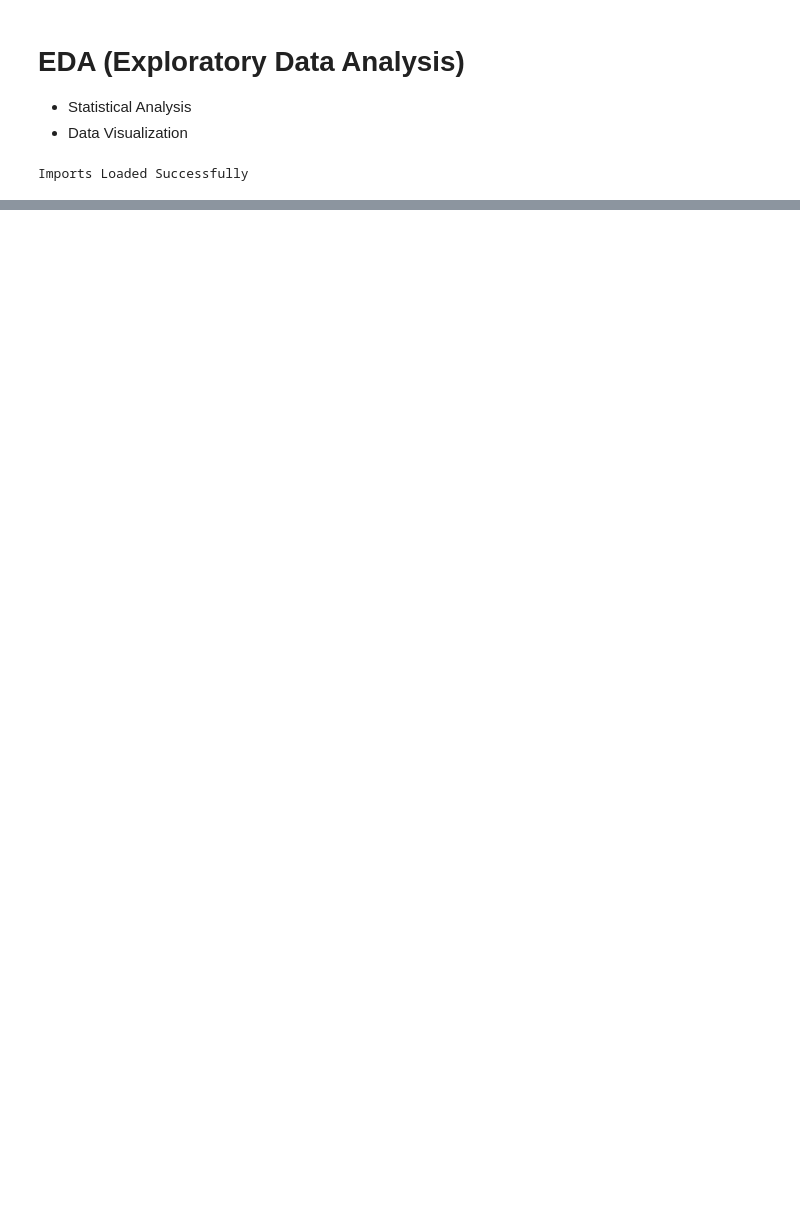
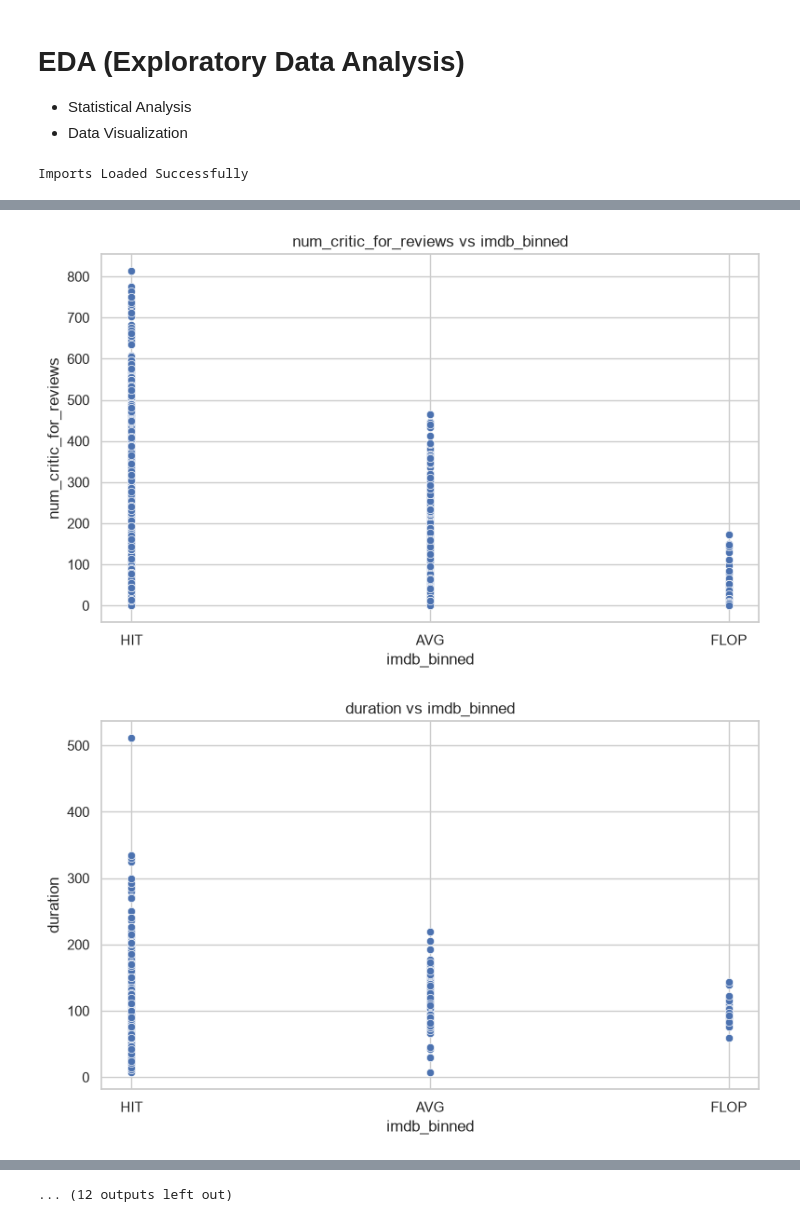
Before and after one commit to sreyapatra33-creator/Movie_Success_Prediction, a Jupyter notebook: EDA_Movie_Success.ipynb, the cells around one changed output, grey strips where cells are left out. Cells and saved outputs as stored; diff of their text form; code cells hidden in the pictures; blank space fills up the shorter version.

```diff
--- a/EDA_Movie_Success.ipynb
+++ b/EDA_Movie_Success.ipynb
@@ -88,14 +233,11 @@ def plot_box(df, column):
 # %%
-def plot_scatter(df, column):
-
-    plt.figure(figsize=(8,5))
-
-    sns.scatterplot(
-        data=df,
-        x=TARGET,
-        y=column
-    )
-
+# Scatterplots across Target Categories
+for column in num_cols:
+    plt.figure(figsize=(8, 5))
+    sns.scatterplot(data=df, x=TARGET, y=column)
     plt.title(f"{column} vs {TARGET}")
-
+    plt.tight_layout()
     plt.show()
+# %% [output]
+[figure, added]
+[figure, added]
@@ -101,0 +254 @@ def plot_scatter(df, column):
+... (12 outputs left out)
```
Also changed, not shown: parts of 26 cells of this notebook.
